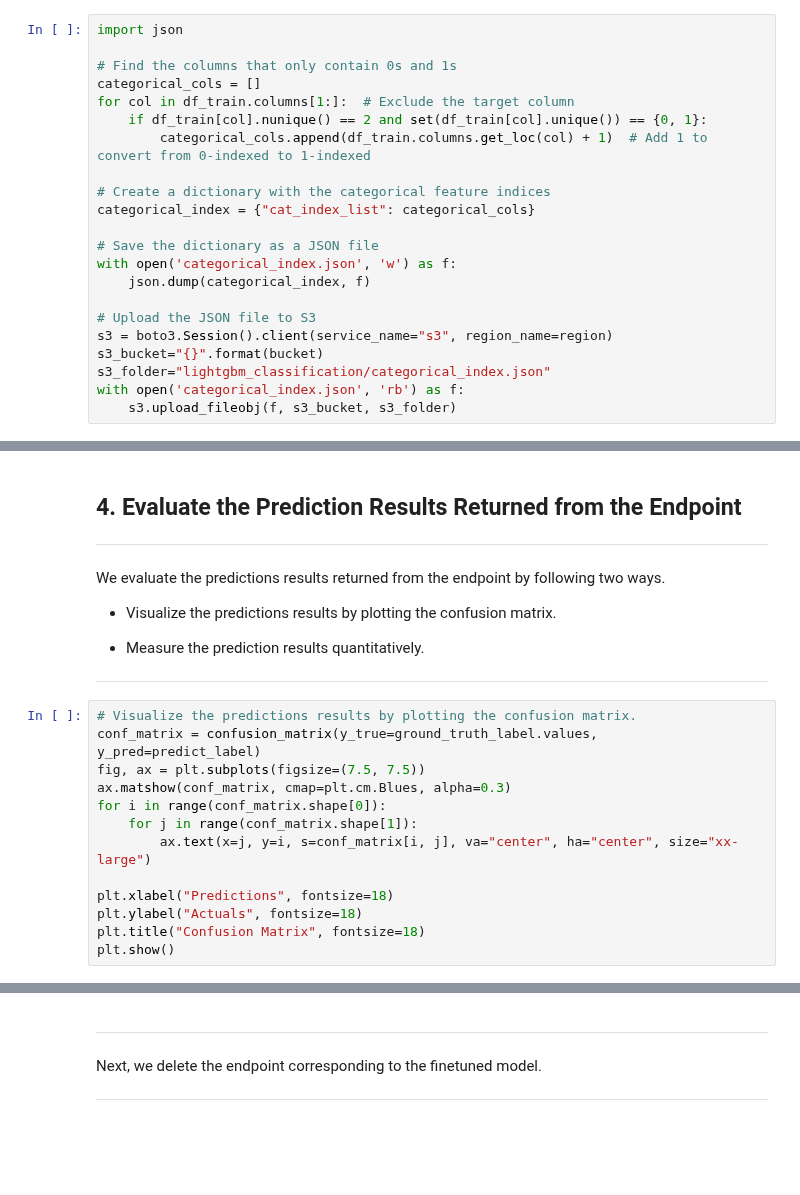
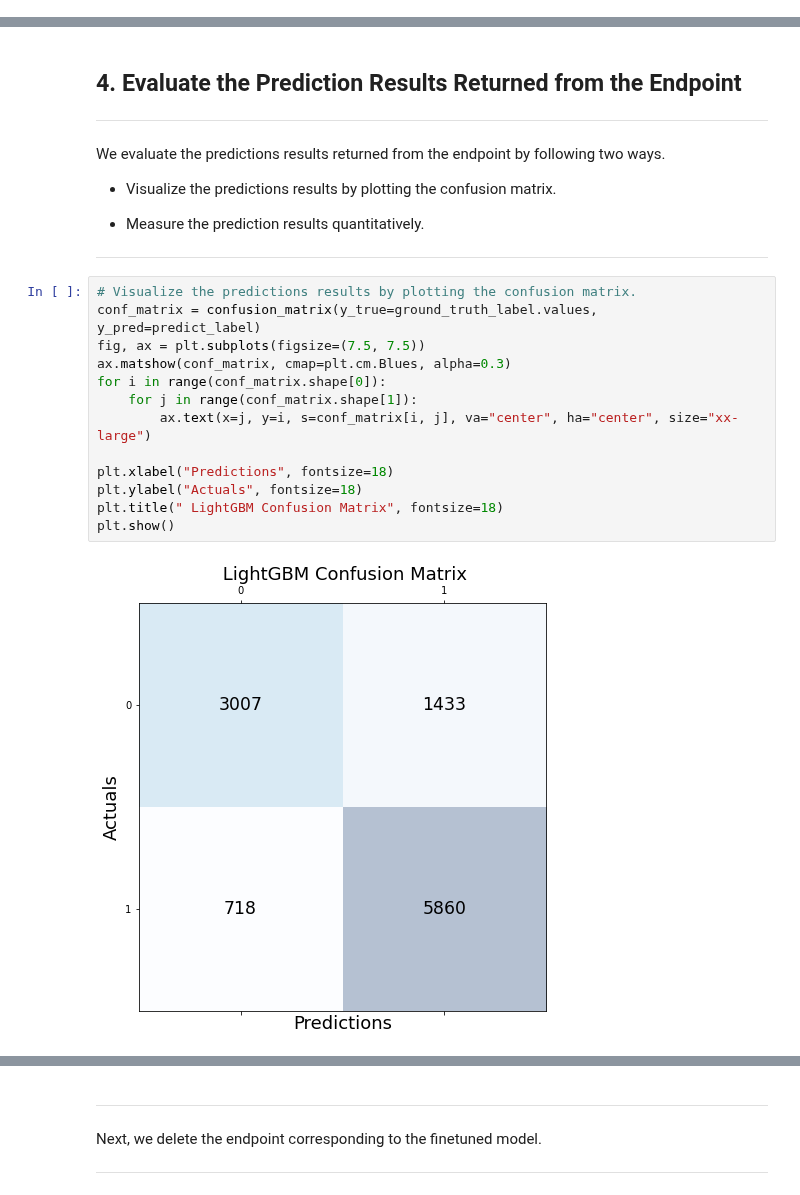
Before and after one commit to vivianndo/ads508_gunviolence, a Jupyter notebook: lightgbm_classification_model.ipynb, the cells around one changed output, grey strips where cells are left out. Saved outputs shown, nothing was run; the diff lists cells and outputs as text; blank space fills up the shorter version.

```diff
--- a/lightgbm_classification_model.ipynb
+++ b/lightgbm_classification_model.ipynb
@@ -215,22 +86,0 @@ dtype: object
-# %%
-import json
-
-# Find the columns that only contain 0s and 1s
-categorical_cols = []
-for col in df_train.columns[1:]:  # Exclude the target column
-    if df_train[col].nunique() == 2 and set(df_train[col].unique()) == {0, 1}:
-        categorical_cols.append(df_train.columns.get_loc(col) + 1)  # Add 1 to convert from 0-indexed to 1-indexed
-
-# Create a dictionary with the categorical feature indices
-categorical_index = {"cat_index_list": categorical_cols}
-
-# Save the dictionary as a JSON file
-with open('categorical_index.json', 'w') as f:
-    json.dump(categorical_index, f)
-
-# Upload the JSON file to S3
-s3 = boto3.Session().client(service_name="s3", region_name=region)
-s3_bucket="{}".format(bucket)
-s3_folder="lightgbm_classification/categorical_index.json"
-with open('categorical_index.json', 'rb') as f:
-    s3.upload_fileobj(f, s3_bucket, s3_folder)
@@ -555,16 +444,18 @@ We evaluate the predictions results returned from the endpoint by following two
 # %%
 # Visualize the predictions results by plotting the confusion matrix.
 conf_matrix = confusion_matrix(y_true=ground_truth_label.values, y_pred=predict_label)
 fig, ax = plt.subplots(figsize=(7.5, 7.5))
 ax.matshow(conf_matrix, cmap=plt.cm.Blues, alpha=0.3)
 for i in range(conf_matrix.shape[0]):
     for j in range(conf_matrix.shape[1]):
         ax.text(x=j, y=i, s=conf_matrix[i, j], va="center", ha="center", size="xx-large")
 
 plt.xlabel("Predictions", fontsize=18)
 plt.ylabel("Actuals", fontsize=18)
-plt.title("Confusion Matrix", fontsize=18)
+plt.title(" LightGBM Confusion Matrix", fontsize=18)
 plt.show()
+# %% [output]
+[figure, added]
 # %%
 # Measure the prediction results quantitatively.
 eval_accuracy = accuracy_score(ground_truth_label.values, predict_label)
```
Also changed, not shown: parts of 18 cells of this notebook, 1 other file.
